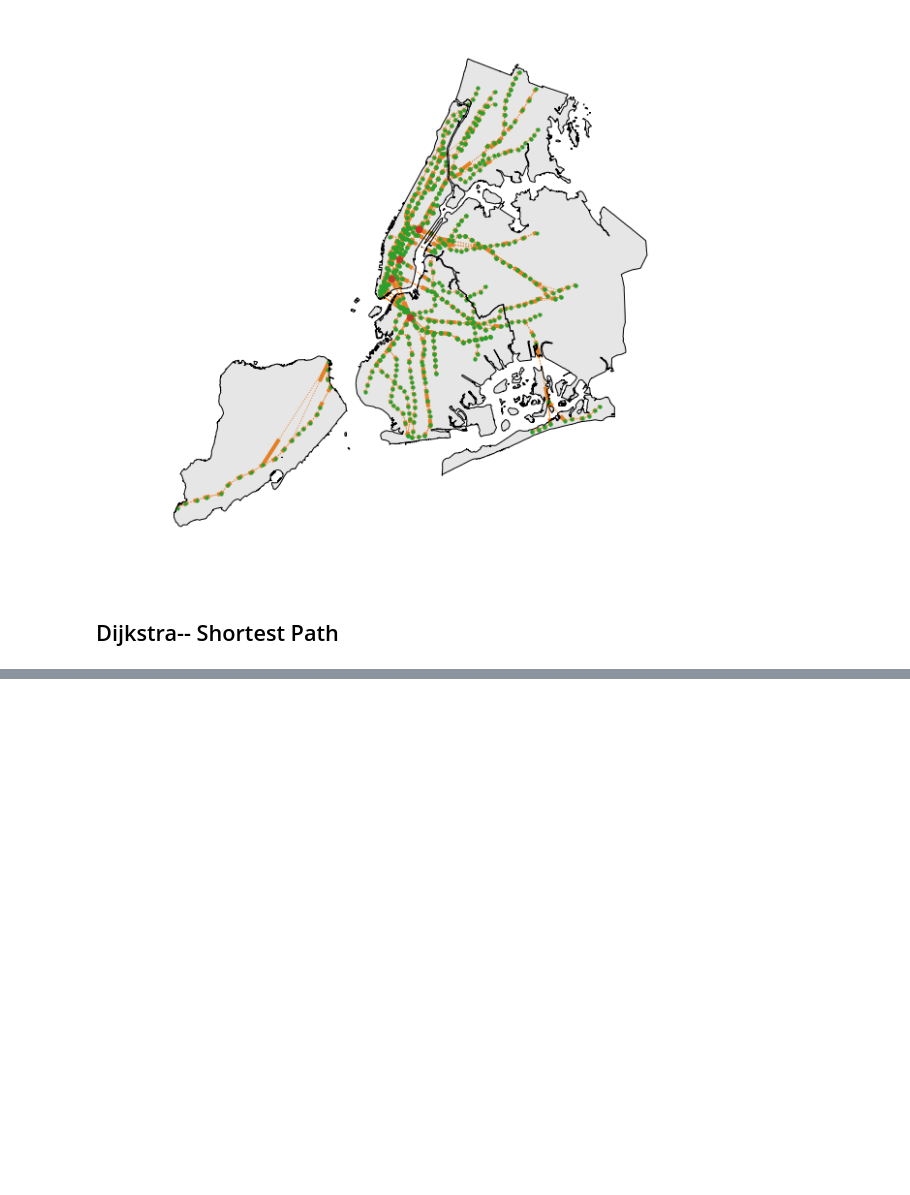
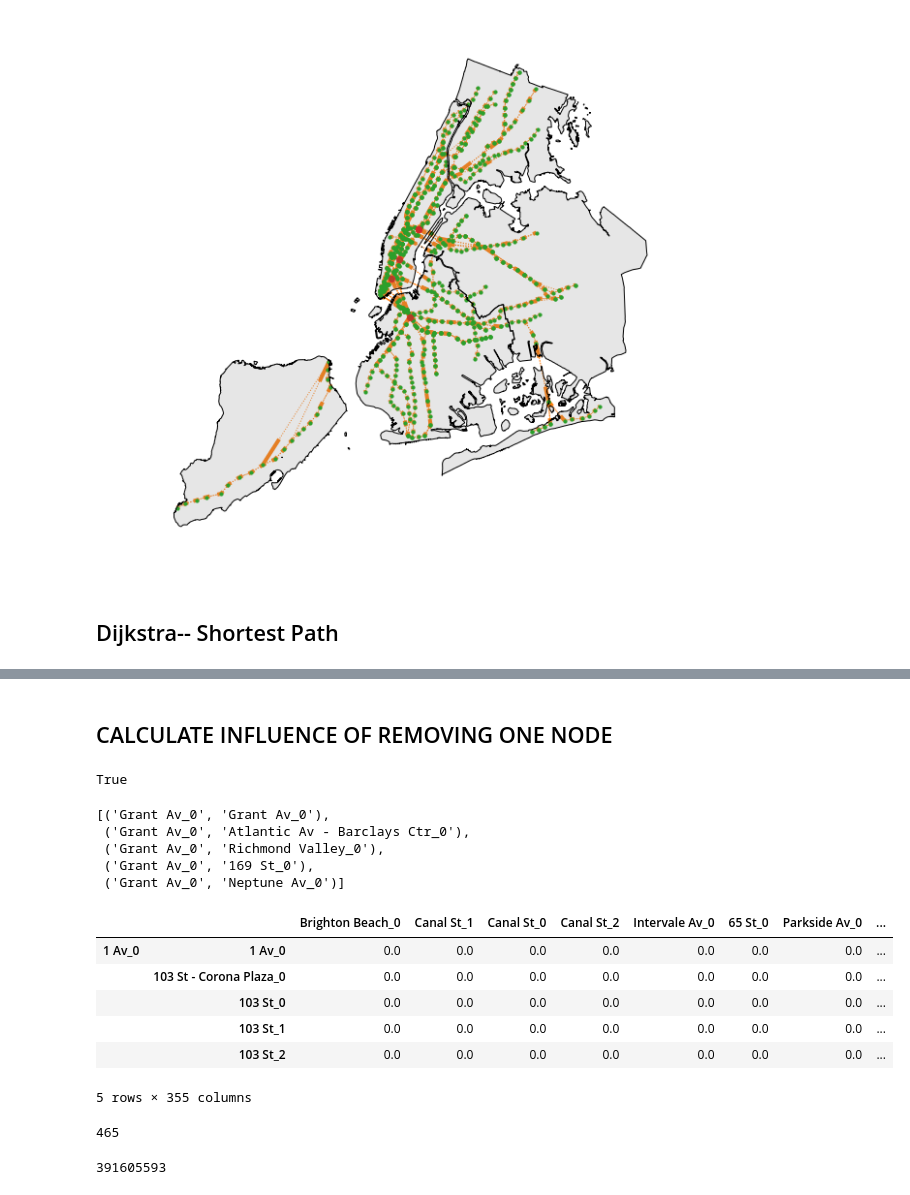
Before and after one commit to yuanviola/nyc_subway_network, a Jupyter notebook: network_by_line_and_station.ipynb, the cells around one changed output, grey strips where cells are left out. Cells and saved outputs as stored; diff of their text form; code cells hidden in the pictures; blank space fills up the shorter version.

Commit message:
calculate all duration

```diff
--- a/network_by_line_and_station.ipynb
+++ b/network_by_line_and_station.ipynb
@@ -420,0 +515,2 @@ whole_network.to_csv('whole_network')
+# %% [markdown]
+## CALCULATE INFLUENCE OF REMOVING ONE NODE
@@ -420,0 +519,6 @@ whole_network.to_csv('whole_network')
+# %%
+master_nodes[110] in os.listdir('remove-one-node')
+# %% [output]
+True
+# %%
+whole_network_duration = np.array(list(csv.reader(open("whole_network_duration", "rb"), delimiter=",")))#.astype("float")
@@ -420,0 +529,55 @@ whole_network.to_csv('whole_network')
+# %%
+odpair=[]
+for i in itertools.product(whole_network_duration[0,1:],repeat=2):
+    odpair.append(i)
+# %%
+## x[0] is to_master_id, x[1] is from_master_id
+odpair[:5]
+# %% [output]
+[('Grant Av_0', 'Grant Av_0'),
+ ('Grant Av_0', 'Atlantic Av - Barclays Ctr_0'),
+ ('Grant Av_0', 'Richmond Valley_0'),
+ ('Grant Av_0', '169 St_0'),
+ ('Grant Av_0', 'Neptune Av_0')]
+# %%
+whole_network_duration = np.array(list(csv.reader(open("whole_network_duration", "rb"), delimiter=",")))
+df=np.array(list(csv.reader(open("remove-one-node/"+master_nodes[110], "rb"), delimiter=",")))
+if (whole_network_duration[:,0] == df[:,0]).all() & (whole_network_duration[0,:] == df[0,:]).all() :
+    df_0= whole_network_duration[1:,1:]
+    df_0[df_0=='']=np.nan
+    df_0 = df_0.astype('float')
+
+    df = df[1:,1:]
+    df[df=='']=np.nan
+    df = df.astype('float')
+    difference=(df-df_0).flatten()
+    df_diff = pd.DataFrame.from_dict({master_nodes[110]:dict(zip(odpair,difference))})
+# %%
+for i in range(465):
+    file_name = master_nodes[i].replace('/','-')
+    df=np.array(list(csv.reader(open("remove-one-node/"+file_name, "rb"), delimiter=",")))
+    if (whole_network_duration[:,0] == df[:,0]).all() & (whole_network_duration[0,:] == df[0,:]).all() :
+        df_0= whole_network_duration[1:,1:]
+        df_0[df_0=='']=np.nan
+        df_0 = df_0.astype('float')
+
+        df = df[1:,1:]
+        df[df=='']=np.nan
+        df = df.astype('float')
+        difference=(df-df_0).flatten()
+        df_diff_1 = pd.DataFrame.from_dict({master_nodes[i]:dict(zip(odpair,difference))})
+        df_diff = df_diff.join(df_diff_1)
+# %%
+df_diff.head()
+# %% [output]
+|  |  | Brighton Beach_0 | Canal St_1 | Canal St_0 | Canal St_2 | Intervale Av_0 | 65 St_0 | Parkside Av_0 | ... |
+| 1 Av_0 | 1 Av_0 | 0.0 | 0.0 | 0.0 | 0.0 | 0.0 | 0.0 | 0.0 | ... |
+|  | 103 St - Corona Plaza_0 | 0.0 | 0.0 | 0.0 | 0.0 | 0.0 | 0.0 | 0.0 | ... |
+|  | 103 St_0 | 0.0 | 0.0 | 0.0 | 0.0 | 0.0 | 0.0 | 0.0 | ... |
+|  | 103 St_1 | 0.0 | 0.0 | 0.0 | 0.0 | 0.0 | 0.0 | 0.0 | ... |
+|  | 103 St_2 | 0.0 | 0.0 | 0.0 | 0.0 | 0.0 | 0.0 | 0.0 | ... |
+5 rows × 355 columns
+# %%
+len(df_diff.columns)
+# %% [output]
+465
@@ -420,0 +586,4 @@ whole_network.to_csv('whole_network')
+# %%
+os.stat('remove_one_node_duration').st_size
+# %% [output]
+391605593
```
Also changed, not shown: parts of 25 cells of this notebook.
